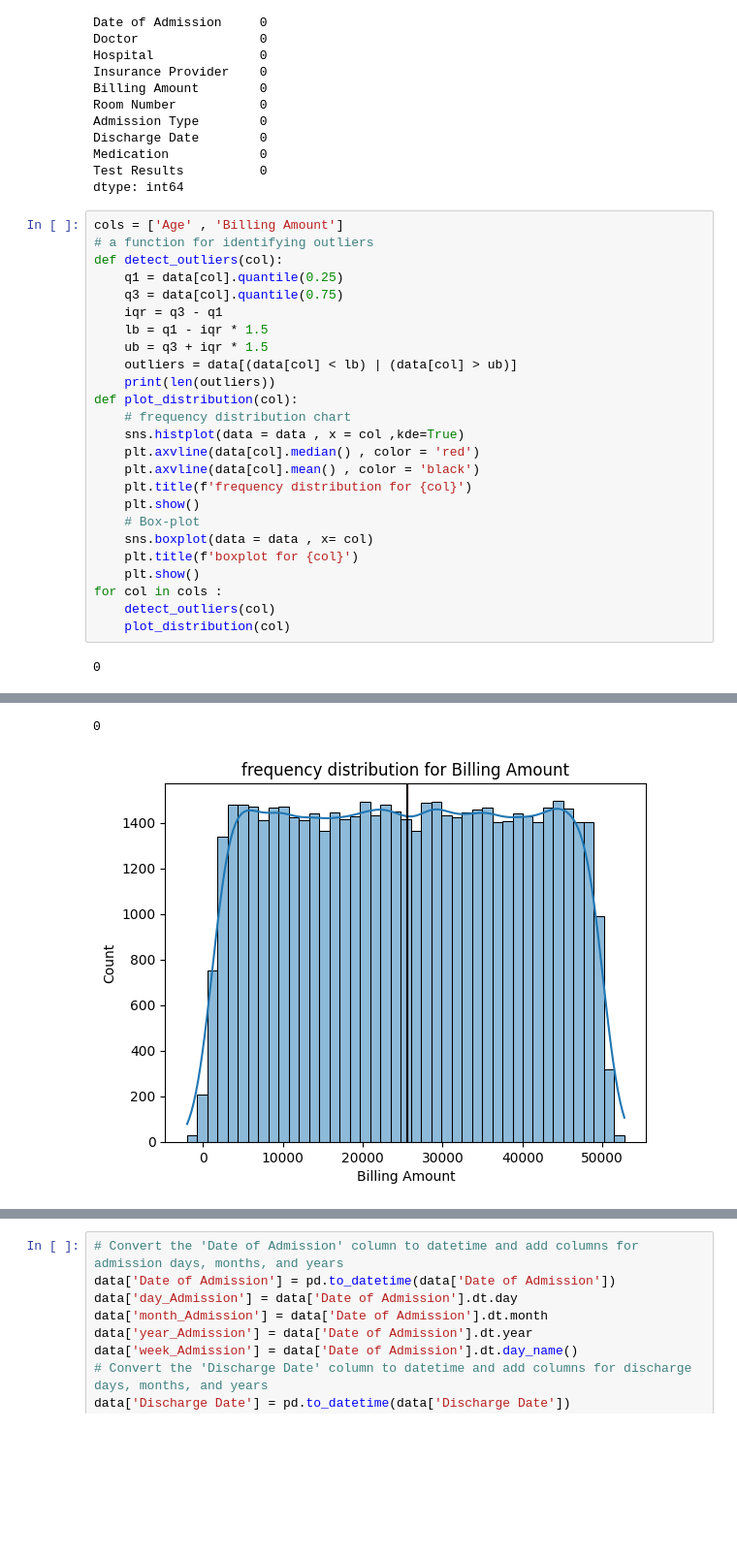
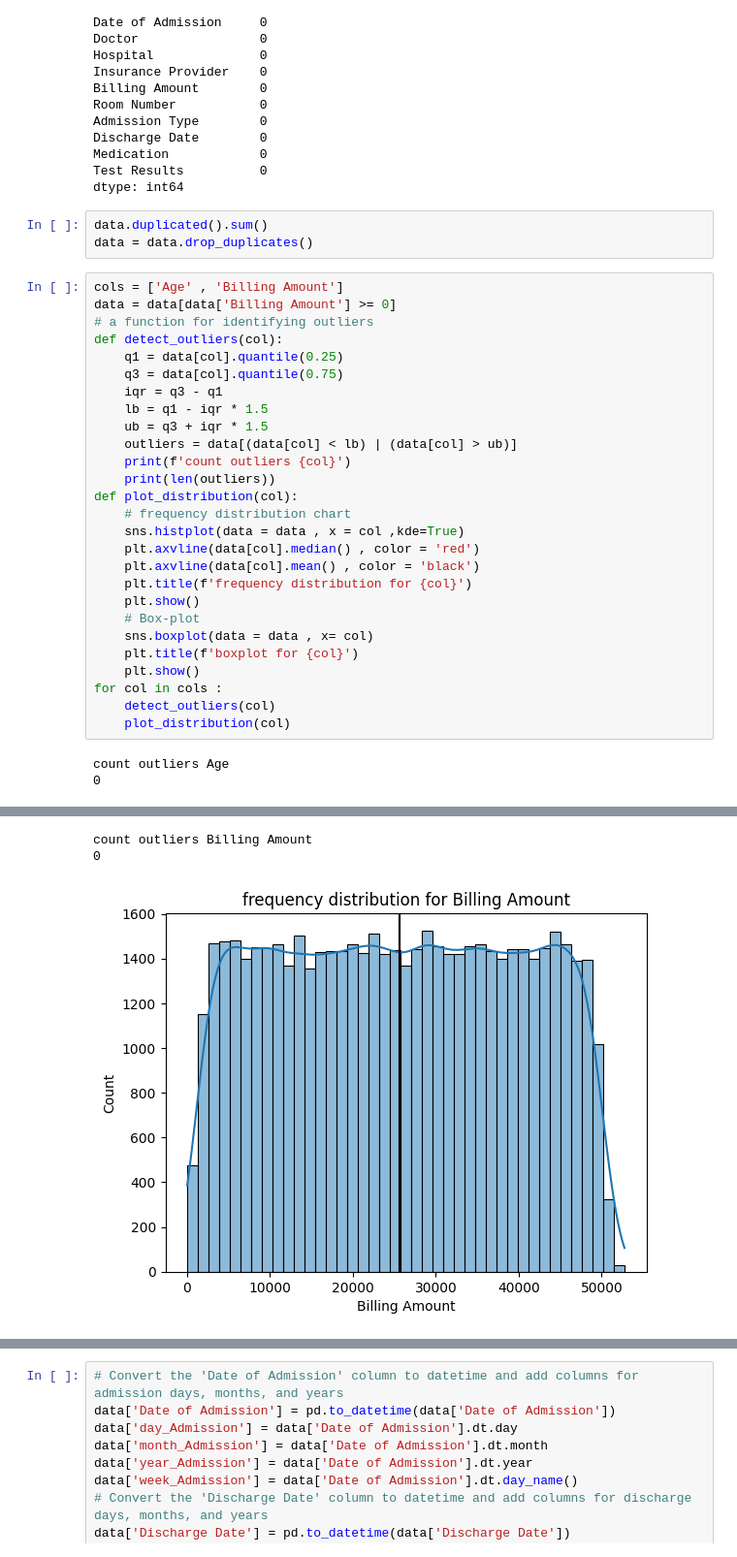
Before and after one commit to ahmedessam722/Healthcate-Analysis, a Jupyter notebook: healthcare.ipynb, the cells around one changed output, grey strips where cells are left out. Shown at 97% size. Drawn from its saved outputs; the diff is of its cells as text; blank space fills up the shorter version.

```diff
--- a/healthcare.ipynb
+++ b/healthcare.ipynb
@@ -75,8 +75,12 @@ Discharge Date        0
 Medication            0
 Test Results          0
 dtype: int64
+# %%
+data.duplicated().sum()
+data = data.drop_duplicates()
 # %%
 cols = ['Age' , 'Billing Amount']
+data = data[data['Billing Amount'] >= 0]
 # a function for identifying outliers
 def detect_outliers(col):
     q1 = data[col].quantile(0.25)
@@ -85,6 +89,7 @@ def detect_outliers(col):
     lb = q1 - iqr * 1.5
     ub = q3 + iqr * 1.5
     outliers = data[(data[col] < lb) | (data[col] > ub)]
+    print(f'count outliers {col}')
     print(len(outliers))
 def plot_distribution(col):
     # frequency distribution chart
@@ -101,4 +106,5 @@ for col in cols :
     detect_outliers(col)
     plot_distribution(col)
 # %% [output]
+count outliers Age
 0
@@ -106,3 +112,4 @@ for col in cols :
 [figure]
+count outliers Billing Amount
 0
-[figure, old version]
+[figure, new version]
```
Also changed, not shown: parts of 7 cells of this notebook.
